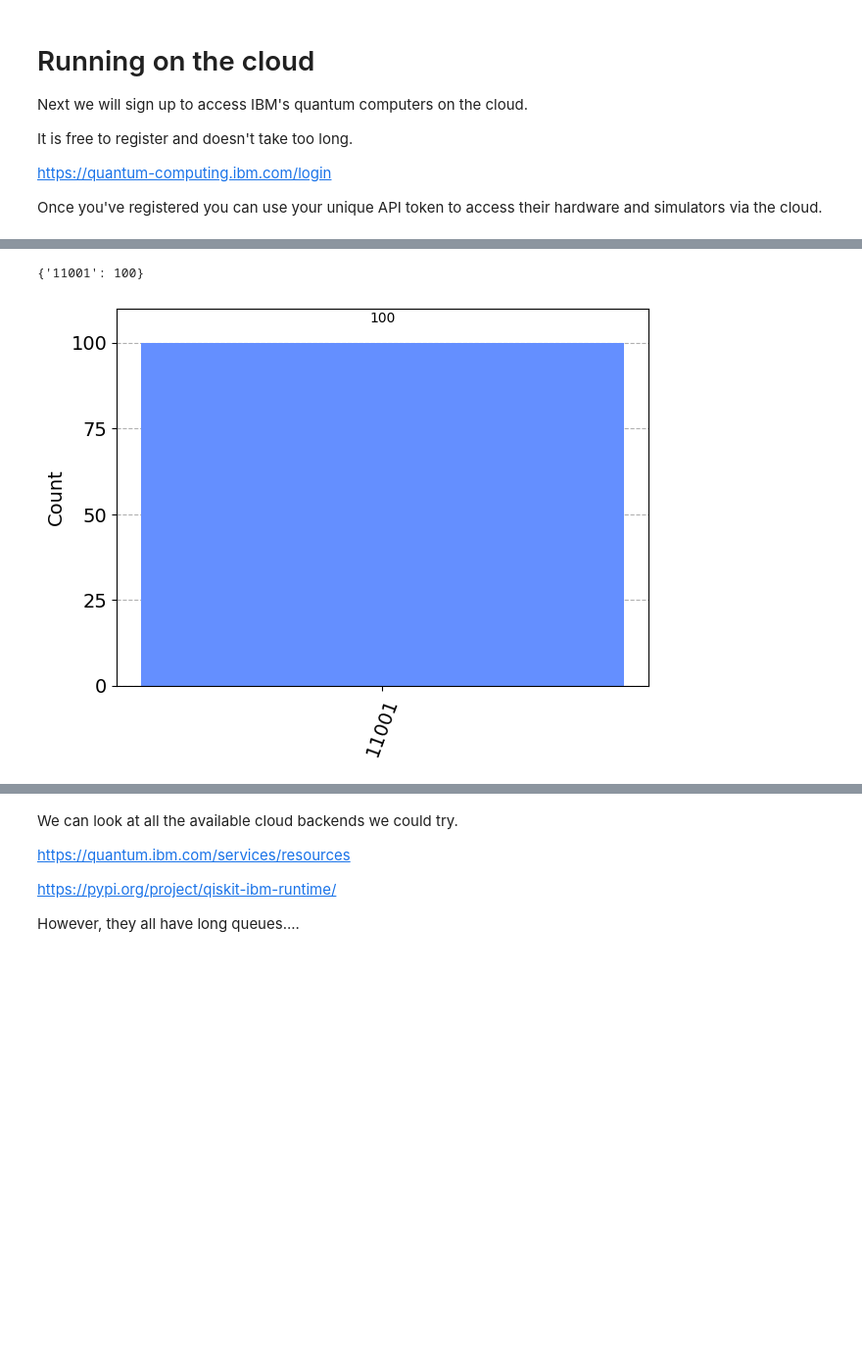
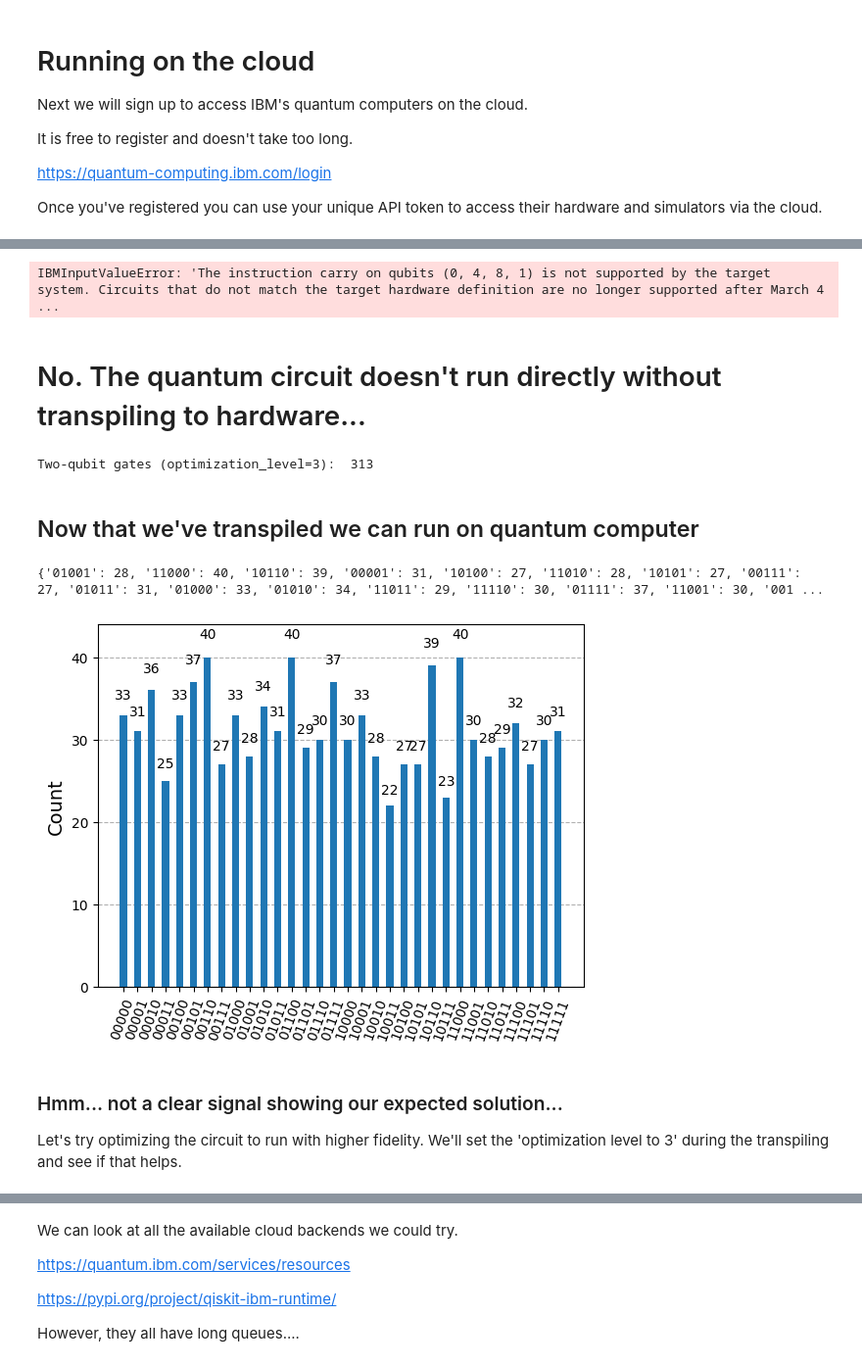
Before and after one commit to UMassIonTrappers/Introduction-to-Quantum-Computing, a Jupyter notebook: labs/Lab_07_Quantum_circuits_quantum_adder.ipynb, the cells around one changed output, grey strips where cells are left out. Shown at 98% size. Saved outputs shown, nothing was run; the diff lists cells and outputs as text; code cells hidden in the pictures; blank space fills up the shorter version.

```diff
--- a/labs/Lab_07_Quantum_circuits_quantum_adder.ipynb
+++ b/labs/Lab_07_Quantum_circuits_quantum_adder.ipynb
@@ -484,0 +493,4 @@ with Session(backend=aer_sim) as session:
+# %%
+# backend = service.backend('ibm_sherbrooke') # You can also specify which QPU to use...but the wait could be hours...
+backend = service.backend('ibm_brisbane')
+print(backend)
@@ -485,10 +499,49 @@ with Session(backend=aer_sim) as session:
+# %%
+qc = QuantumCircuit.from_qasm_str(qasmstr)
+
+sampler = Sampler(backend)
+job = sampler.run([qc])
+print(f"job id: {job.job_id()}")
+result = job.result()
+print(result)
+# %% [output]
+IBMInputValueError: 'The instruction carry on qubits (0, 4, 8, 1) is not supported by the target system. Circuits that do not match the target hardware definition are no longer supported after March 4 ...
+# %% [markdown]
+# No. The quantum circuit doesn't run directly without transpiling to hardware...
+# %%
+qc = QuantumCircuit.from_qasm_str(qasmstr)
+
+# Find the correct two-qubit gate
+twoQ_gates = set(['ecr', 'cz', 'cx'])
+for gate in backend.basis_gates:
+    if gate in twoQ_gates:
+        twoQ_gate = gate
+
+pm = generate_preset_pass_manager(optimization_level=0, backend=backend, seed_transpiler=0)
+
+'''Transpiled quantum circuit 't_qc'''
+t_qc = pm.run(qc)
+
+print(f"Two-qubit gates (optimization_level={optimization_level}): ", t_qc.count_ops()[twoQ_gate])
+# %% [output]
+Two-qubit gates (optimization_level=3):  313
+# %% [markdown]
+## Now that we've transpiled we can run on quantum computer
+# %%
+with Batch(backend=backend):
+    sampler = Sampler()
+    job = sampler.run([t_qc], shots=1000)
+    result = job.result()
 # %%
-'''
-Plot results
-'''
-count = job.result().get_counts()
+'''Plot results'''
+count = result[0].data.bc.get_counts()
 print(count)
-plot_histogram(counts)
+plot_histogram(count)
 # %% [output]
-{'11001': 100}
+{'01001': 28, '11000': 40, '10110': 39, '00001': 31, '10100': 27, '11010': 28, '10101': 27, '00111': 27, '01011': 31, '01000': 33, '01010': 34, '11011': 29, '11110': 30, '01111': 37, '11001': 30, '001 ...
-[figure, old version]
+[figure, new version]
+# %% [markdown]
+### Hmm... not a clear signal showing our expected solution...
+
+Let's try optimizing the circuit to run with higher fidelity.
+We'll set the 'optimization level to 3' during the transpiling and see if that helps.
```
Also changed, not shown: parts of 48 cells of this notebook.
